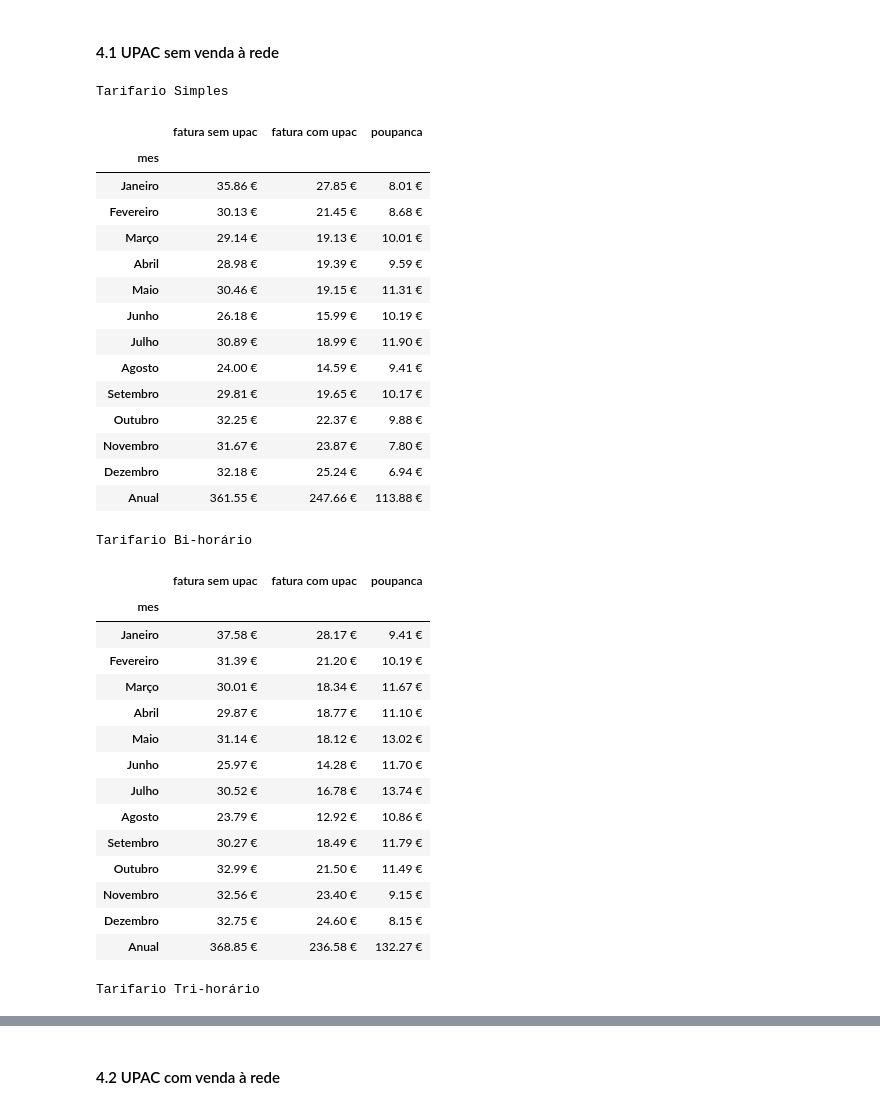
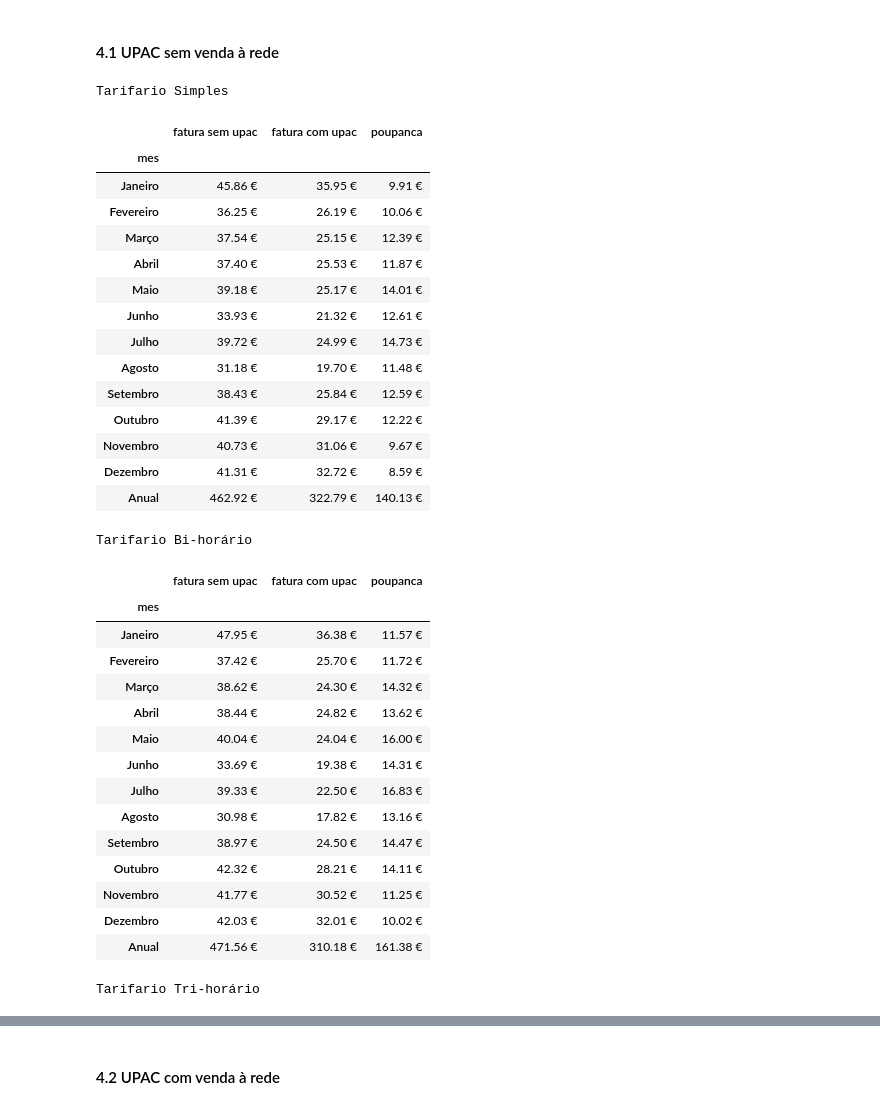
Before and after one commit to mig-l-f/ao-sol, a Jupyter notebook: templates/Analise UPAC.ipynb, the cells around one changed output, grey strips where cells are left out. Cells and saved outputs as stored; diff of their text form; code cells hidden in the pictures.

```diff
--- a/templates/Analise UPAC.ipynb
+++ b/templates/Analise UPAC.ipynb
@@ -186,48 +186,48 @@ Custos mensais por tipo tarifario.
 #### 4.1 UPAC sem venda à rede
 # %%
 # custos tarifario simples
-mensal_simples = af.analise_poupanca_anual(energia, ape.Tarifario.Simples, precos_energia, False)
+mensal_simples = af.analise_poupanca_anual_fatura(energia, ape.Tarifario.Simples, precos_energia, False)
 simples_styler = mensal_simples.style.format("{:.2f} €").set_caption('Tarifario Simples').set_table_attributes("style='display:inline'")
 
-mensal_bihorario = af.analise_poupanca_anual(energia, ape.Tarifario.Bihorario, precos_energia, False)
+mensal_bihorario = af.analise_poupanca_anual_fatura(energia, ape.Tarifario.Bihorario, precos_energia, False)
 bihorario_styler = mensal_bihorario.style.format("{:.2f} €").set_caption('Tarifario Bi-horário').set_table_attributes("style='display:inline'")
 
-mensal_trihorario = af.analise_poupanca_anual(energia, ape.Tarifario.Trihorario, precos_energia, False, ano_tarifario)
+mensal_trihorario = af.analise_poupanca_anual_fatura(energia, ape.Tarifario.Trihorario, precos_energia, False, ano_tarifario)
 trihorario_style = mensal_trihorario.style.format("{:.2f} €").set_caption('Tarifario Tri-horário').set_table_attributes("style='display:inline'")
 display_html(simples_styler._repr_html_() + bihorario_styler._repr_html_() + trihorario_style._repr_html_(), raw=True)
 # %% [output]
 Tarifario Simples
 |  | fatura sem upac | fatura com upac | poupanca |
 | mes |  |  |  |
-| Janeiro | 35.86 € | 27.85 € | 8.01 € |
-| Fevereiro | 30.13 € | 21.45 € | 8.68 € |
-| Março | 29.14 € | 19.13 € | 10.01 € |
-| Abril | 28.98 € | 19.39 € | 9.59 € |
-| Maio | 30.46 € | 19.15 € | 11.31 € |
-| Junho | 26.18 € | 15.99 € | 10.19 € |
-| Julho | 30.89 € | 18.99 € | 11.90 € |
-| Agosto | 24.00 € | 14.59 € | 9.41 € |
-| Setembro | 29.81 € | 19.65 € | 10.17 € |
-| Outubro | 32.25 € | 22.37 € | 9.88 € |
-| Novembro | 31.67 € | 23.87 € | 7.80 € |
-| Dezembro | 32.18 € | 25.24 € | 6.94 € |
-| Anual | 361.55 € | 247.66 € | 113.88 € |
+| Janeiro | 45.86 € | 35.95 € | 9.91 € |
+| Fevereiro | 36.25 € | 26.19 € | 10.06 € |
+| Março | 37.54 € | 25.15 € | 12.39 € |
+| Abril | 37.40 € | 25.53 € | 11.87 € |
+| Maio | 39.18 € | 25.17 € | 14.01 € |
+| Junho | 33.93 € | 21.32 € | 12.61 € |
+| Julho | 39.72 € | 24.99 € | 14.73 € |
+| Agosto | 31.18 € | 19.70 € | 11.48 € |
+| Setembro | 38.43 € | 25.84 € | 12.59 € |
+| Outubro | 41.39 € | 29.17 € | 12.22 € |
+| Novembro | 40.73 € | 31.06 € | 9.67 € |
+| Dezembro | 41.31 € | 32.72 € | 8.59 € |
+| Anual | 462.92 € | 322.79 € | 140.13 € |
 Tarifario Bi-horário
 |  | fatura sem upac | fatura com upac | poupanca |
 | mes |  |  |  |
-| Janeiro | 37.58 € | 28.17 € | 9.41 € |
-| Fevereiro | 31.39 € | 21.20 € | 10.19 € |
-| Março | 30.01 € | 18.34 € | 11.67 € |
-| Abril | 29.87 € | 18.77 € | 11.10 € |
-| Maio | 31.14 € | 18.12 € | 13.02 € |
-| Junho | 25.97 € | 14.28 € | 11.70 € |
-| Julho | 30.52 € | 16.78 € | 13.74 € |
-| Agosto | 23.79 € | 12.92 € | 10.86 € |
-| Setembro | 30.27 € | 18.49 € | 11.79 € |
-| Outubro | 32.99 € | 21.50 € | 11.49 € |
-| Novembro | 32.56 € | 23.40 € | 9.15 € |
-| Dezembro | 32.75 € | 24.60 € | 8.15 € |
-| Anual | 368.85 € | 236.58 € | 132.27 € |
+| Janeiro | 47.95 € | 36.38 € | 11.57 € |
+| Fevereiro | 37.42 € | 25.70 € | 11.72 € |
+| Março | 38.62 € | 24.30 € | 14.32 € |
+| Abril | 38.44 € | 24.82 € | 13.62 € |
+| Maio | 40.04 € | 24.04 € | 16.00 € |
+| Junho | 33.69 € | 19.38 € | 14.31 € |
+| Julho | 39.33 € | 22.50 € | 16.83 € |
+| Agosto | 30.98 € | 17.82 € | 13.16 € |
+| Setembro | 38.97 € | 24.50 € | 14.47 € |
+| Outubro | 42.32 € | 28.21 € | 14.11 € |
+| Novembro | 41.77 € | 30.52 € | 11.25 € |
+| Dezembro | 42.03 € | 32.01 € | 10.02 € |
+| Anual | 471.56 € | 310.18 € | 161.38 € |
 Tarifario Tri-horário
 |  | fatura sem upac | fatura com upac | poupanca |
 | mes |  |  |  |
```
Also changed, not shown: parts of 4 cells of this notebook, 5 other files.
